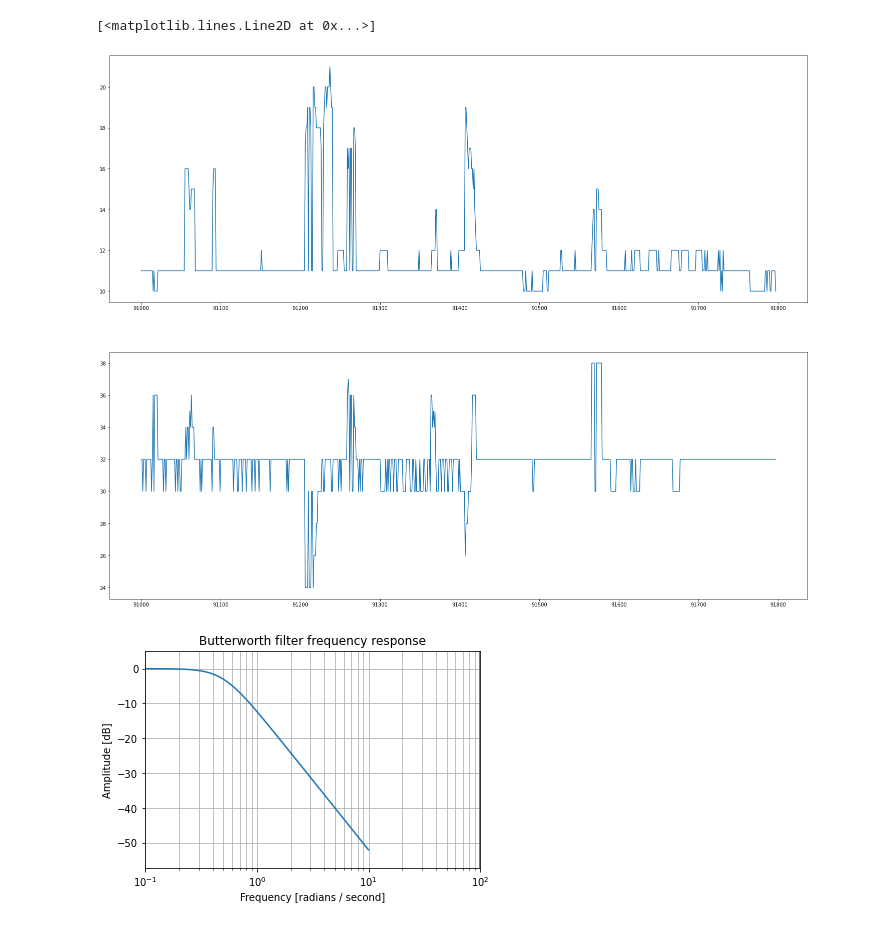
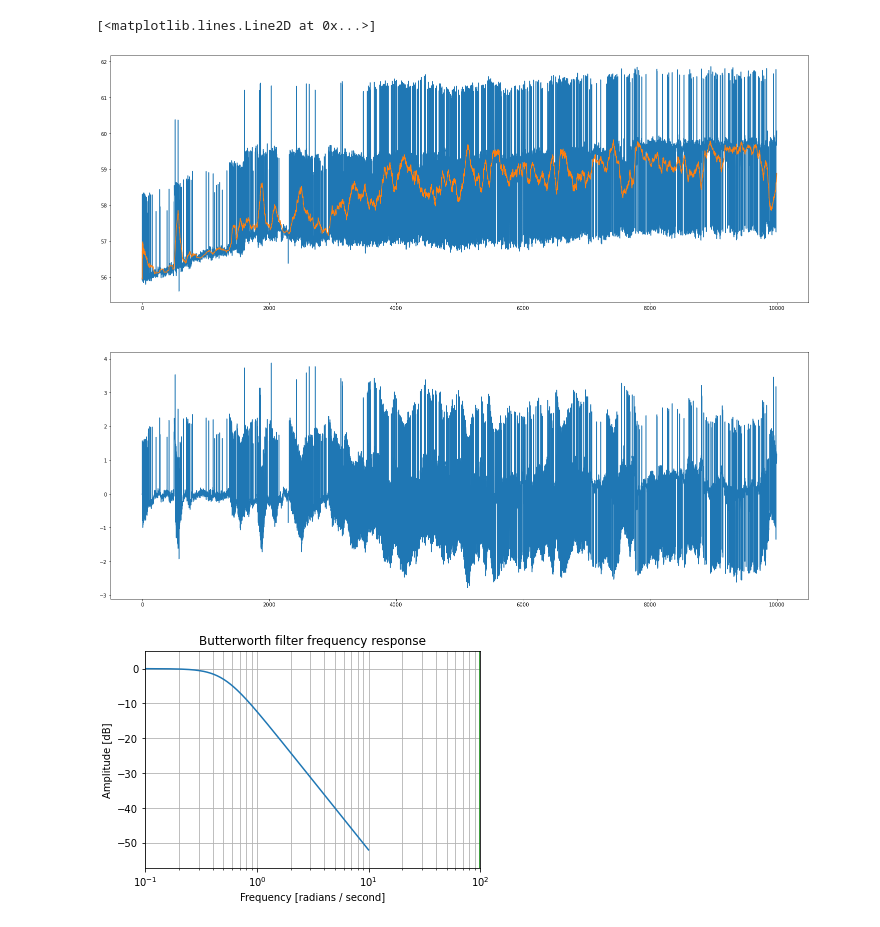
Before and after one commit to jmenzies280/embryo-monitoring, a Jupyter notebook: software/analysis/analysis_old.ipynb, the cells around one changed output. Saved outputs shown, nothing was run; the diff lists cells and outputs as text; code cells hidden in the pictures.

```diff
--- a/software/analysis/analysis1.ipynb
+++ b/software/analysis/analysis_old.ipynb
@@ -12,10 +12,12 @@ from scipy import signal
 #tell python where the data is located, based on the current folder
 filePath = "..//..//data//"
 # tell what is the file name we will open and load data
-fileName = "output2022-01-20T11_12_09.csv"
+fileName = "test22021-12-06T18_13_52.csv"
 # %%
 #load data into "data" variable
 data = pd.read_csv(filePath+fileName)
+#grab every other column so that we are only using the average brightness in each ROI (discarding rolling average calculated with Bonsai)
+data=data[data.columns[::2]]
 #display data
 data
 # %% [output]
@@ -66,15 +91,15 @@ plt.plot(data["bottomRight.Item3.avgBright"][0:-1])
 # %%
 roll = 60
-start = 91000
-end = -1
+maxlen=10000
 fig = plt.figure(figsize=[25,20])
 sub1=plt.subplot(2,1,1)
-plt.plot(data["topLeft.Item1.width"][start:end])
+plt.plot(data["Item1.Item1.Item1.brightAverage"][0:maxlen])
+plt.plot(data["Item1.Item1.Item1.brightAverage"].rolling(roll, min_periods=1).mean()[0:maxlen])
 sub2=plt.subplot(2,1,2)
-plt.plot(data["topLeft.Item1.height"][start:end])
+plt.plot(data["Item1.Item1.Item1.brightAverage"][0:maxlen]-data["Item1.Item1.Item1.brightAverage"].rolling(roll, min_periods=1).mean()[0:maxlen])
 # %% [output]
 [<matplotlib.lines.Line2D at 0x...>]
-[figure, old version]
+[figure, new version]
 # %%
 b, a = signal.butter(2, 0.5, 'low', analog=True)
 w, h = signal.freqs(b, a)
```
Also changed, not shown: parts of 6 cells of this notebook, 3 other files.
